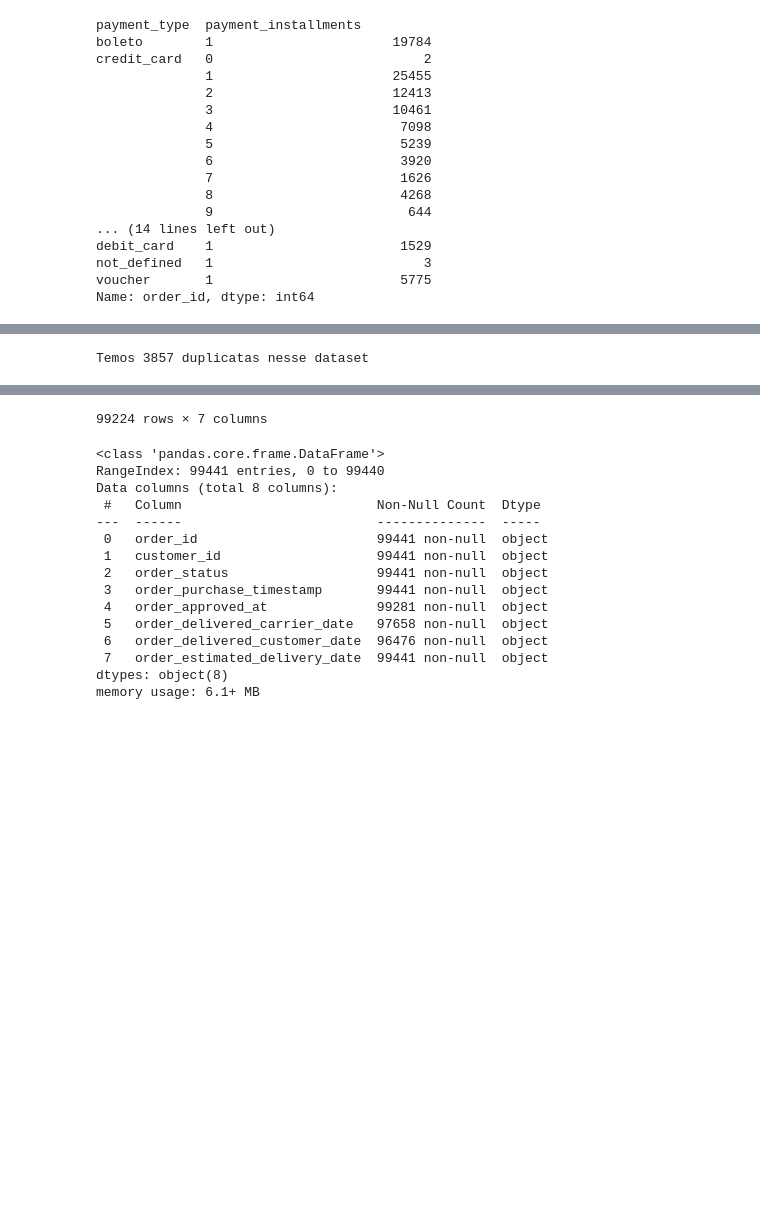
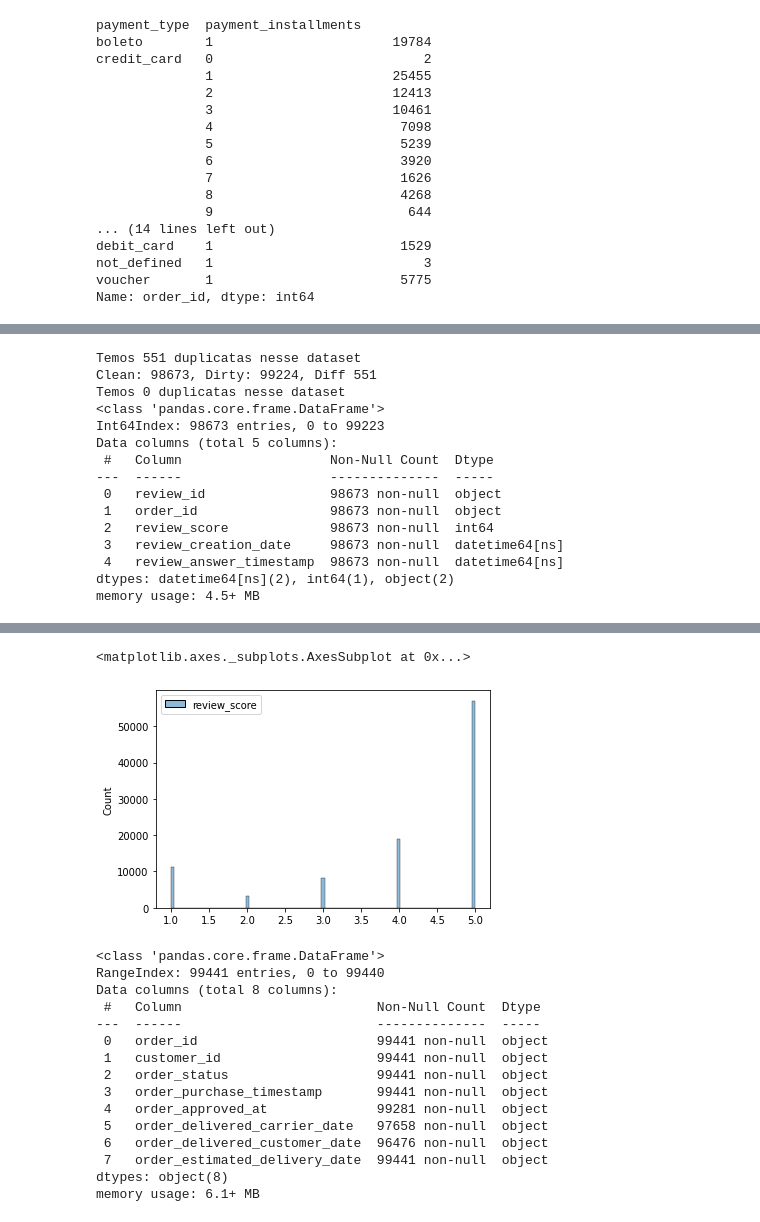
Before and after one commit to peaugust/INE5644-data-mining, a Jupyter notebook: Data-2.ipynb, the cells around one changed output, grey strips where cells are left out. Drawn from its saved outputs; the diff is of its cells as text; code cells hidden in the pictures; blank space fills up the shorter version.

Commit message:
Removed duplicated data from orders reviews

```diff
--- a/Data-2.ipynb
+++ b/Data-2.ipynb
@@ -157,8 +160,10 @@ not_defined   1                           3
 voucher       1                        5775
 Name: order_id, dtype: int64
 # %%
-order_reviews = pd.read_csv('./data-2/olist_order_reviews_dataset.csv')
+order_reviews = pd.read_csv('./data-2/olist_order_reviews_dataset.csv', parse_dates=['review_creation_date',
+                                                 'review_answer_timestamp'])
 order_reviews.info()
+order_reviews
 # %% [output]
 <class 'pandas.core.frame.DataFrame'>
 RangeIndex: 99224 entries, 0 to 99223
@@ -177,7 +195,27 @@ memory usage: 5.3+ MB
 # %%
 duplicated_order_reviews = order_reviews[order_reviews.duplicated(subset=['order_id'])==True]
-print(f'Temos {duplicated_order_reviews.size} duplicatas nesse dataset')
-order_reviews
-# TODO: Eliminar as duplicatas - Olhar a logica que ele usa pra remover
+print(f'Temos {len(duplicated_order_reviews)} duplicatas nesse dataset')
+order_reviews_cleaned = order_reviews.drop_duplicates(subset=['order_id'])
+print(f'Clean: {len(order_reviews_cleaned)}, Dirty: {len(order_reviews)}, Diff {len(order_reviews) - len(order_reviews_cleaned)}')
+
+duplicated_orders_reviews_after_clean = order_reviews_cleaned[order_reviews_cleaned.duplicated(subset=['order_id']) == True]
+print(f'Temos {len(duplicated_orders_reviews_after_clean)} duplicatas nesse dataset')
+order_reviews_cleaned = order_reviews_cleaned.drop(columns=['review_comment_title', 'review_comment_message'])
+order_reviews_cleaned.info()
+sns.histplot(order_reviews_cleaned)
 # %% [output]
-Temos 3857 duplicatas nesse dataset
+Temos 551 duplicatas nesse dataset
+Clean: 98673, Dirty: 99224, Diff 551
+Temos 0 duplicatas nesse dataset
+<class 'pandas.core.frame.DataFrame'>
+Int64Index: 98673 entries, 0 to 99223
+Data columns (total 5 columns):
+ #   Column                   Non-Null Count  Dtype
+---  ------                   --------------  -----
+ 0   review_id                98673 non-null  object
+ 1   order_id                 98673 non-null  object
+ 2   review_score             98673 non-null  int64
+ 3   review_creation_date     98673 non-null  datetime64[ns]
+ 4   review_answer_timestamp  98673 non-null  datetime64[ns]
+dtypes: datetime64[ns](2), int64(1), object(2)
+memory usage: 4.5+ MB
@@ -196,4 +222,5 @@ Temos 3857 duplicatas nesse dataset
-99224 rows × 7 columns
+<matplotlib.axes._subplots.AxesSubplot at 0x...>
+[figure, added]
 # %%
 orders = pd.read_csv('./data-2/olist_orders_dataset.csv')
 orders.info()
```
Also changed, not shown: parts of 5 cells of this notebook.
